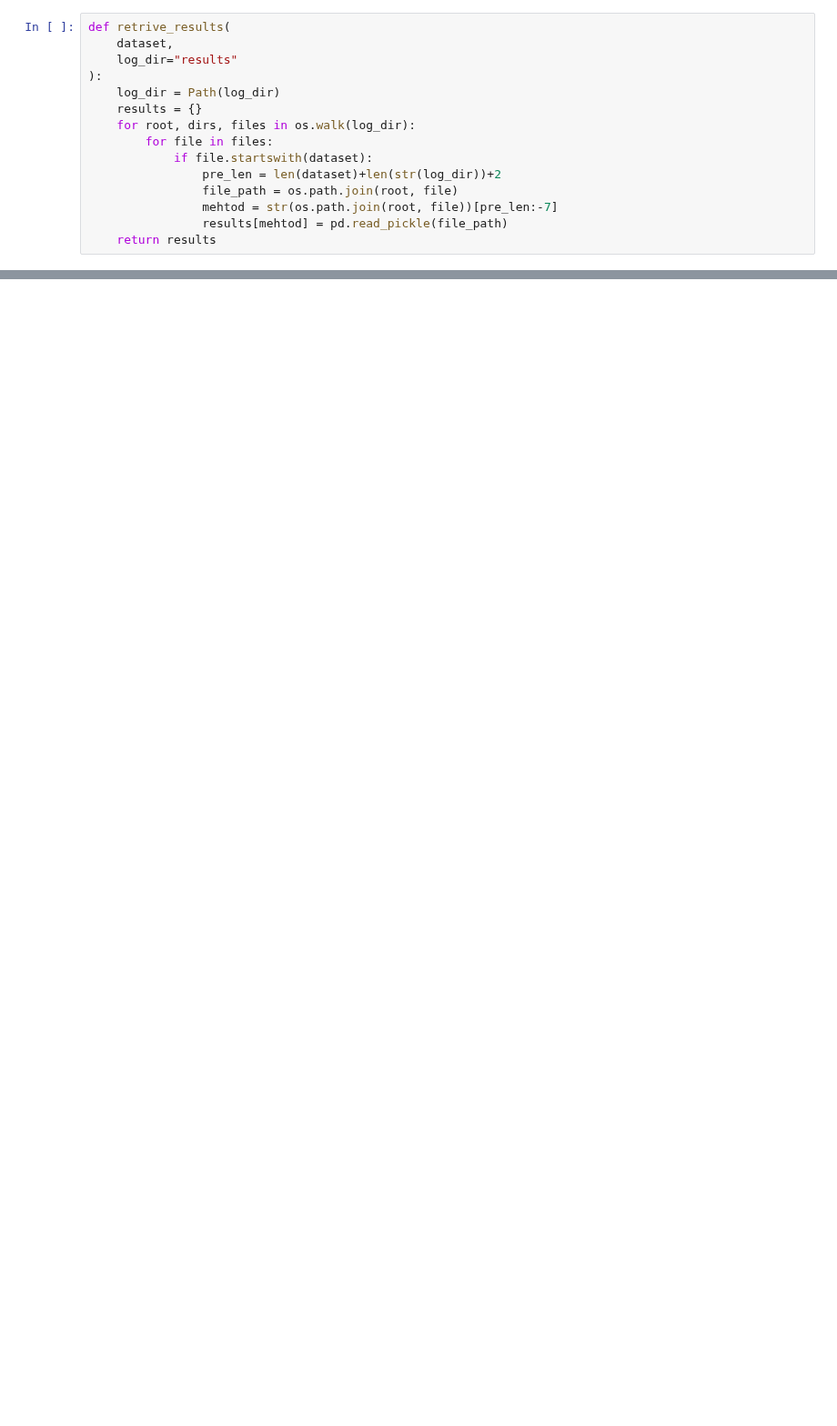
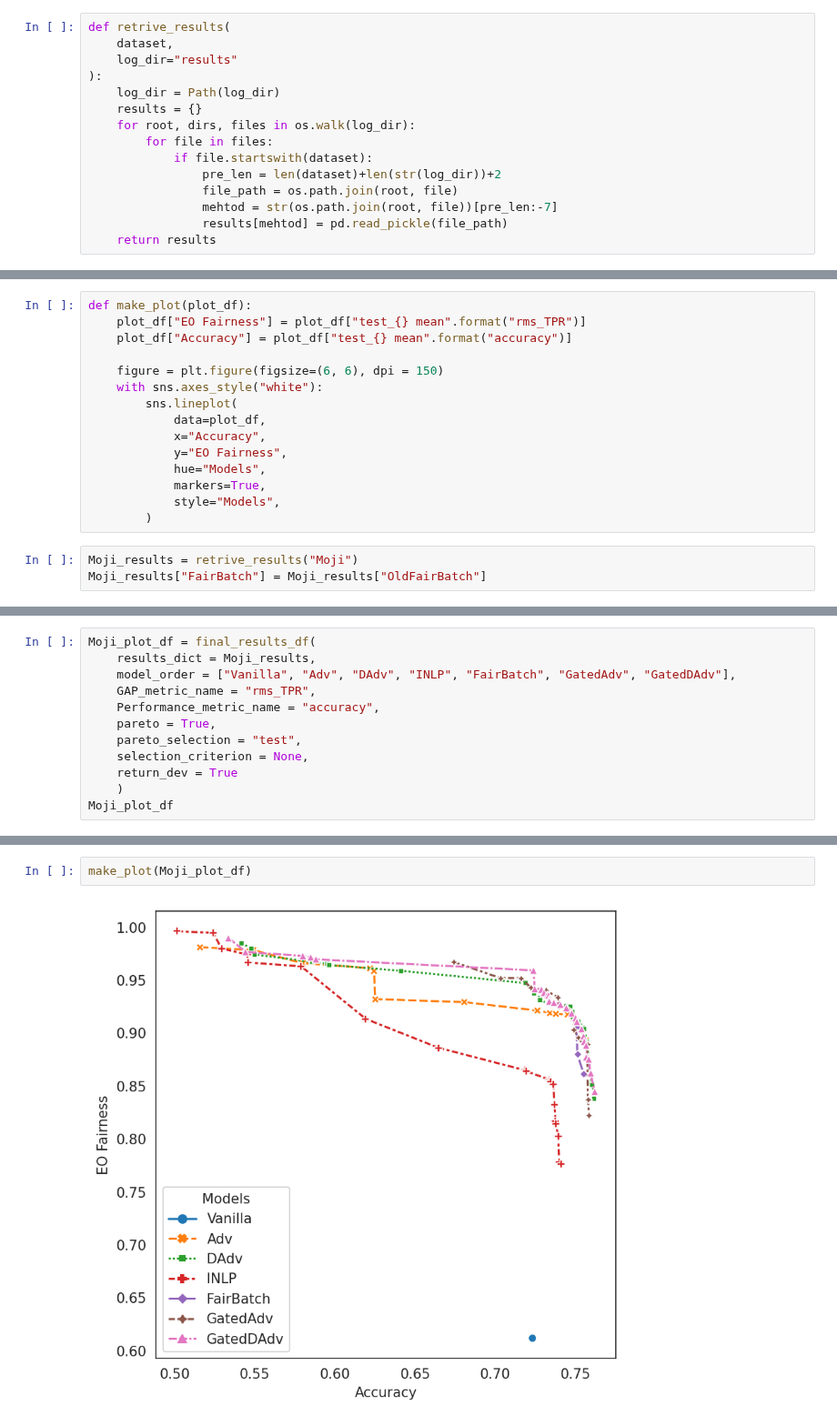
Before and after one commit to Libr-AI/fairlib, a Jupyter notebook: analysis/Final_results_in_paper.ipynb, the cells around one changed output, grey strips where cells are left out. Shown at 91% size. Drawn from its saved outputs; the diff is of its cells as text; blank space fills up the shorter version.

Commit message:
prepare for final plots

```diff
--- a/analysis/Final_results_in_paper.ipynb
+++ b/analysis/Final_results_in_paper.ipynb
@@ -44,0 +91,18 @@ model_comparasion(results)
+# %%
+def make_plot(plot_df):
+    plot_df["EO Fairness"] = plot_df["test_{} mean".format("rms_TPR")]
+    plot_df["Accuracy"] = plot_df["test_{} mean".format("accuracy")]
+
+    figure = plt.figure(figsize=(6, 6), dpi = 150)
+    with sns.axes_style("white"):
+        sns.lineplot(
+            data=plot_df,
+            x="Accuracy",
+            y="EO Fairness",
+            hue="Models",
+            markers=True,
+            style="Models",
+        )
+# %%
+Moji_results = retrive_results("Moji")
+Moji_results["FairBatch"] = Moji_results["OldFairBatch"]
@@ -44,0 +130,12 @@ model_comparasion(results)
+# %%
+Moji_plot_df = final_results_df(
+    results_dict = Moji_results,
+    model_order = ["Vanilla", "Adv", "DAdv", "INLP", "FairBatch", "GatedAdv", "GatedDAdv"],
+    GAP_metric_name = "rms_TPR",
+    Performance_metric_name = "accuracy",
+    pareto = True,
+    pareto_selection = "test",
+    selection_criterion = None,
+    return_dev = True
+    )
+Moji_plot_df
@@ -44,0 +156,4 @@ model_comparasion(results)
+# %%
+make_plot(Moji_plot_df)
+# %% [output]
+[figure, added]
```
Also changed, not shown: parts of 12 cells of this notebook, 20 other files.
